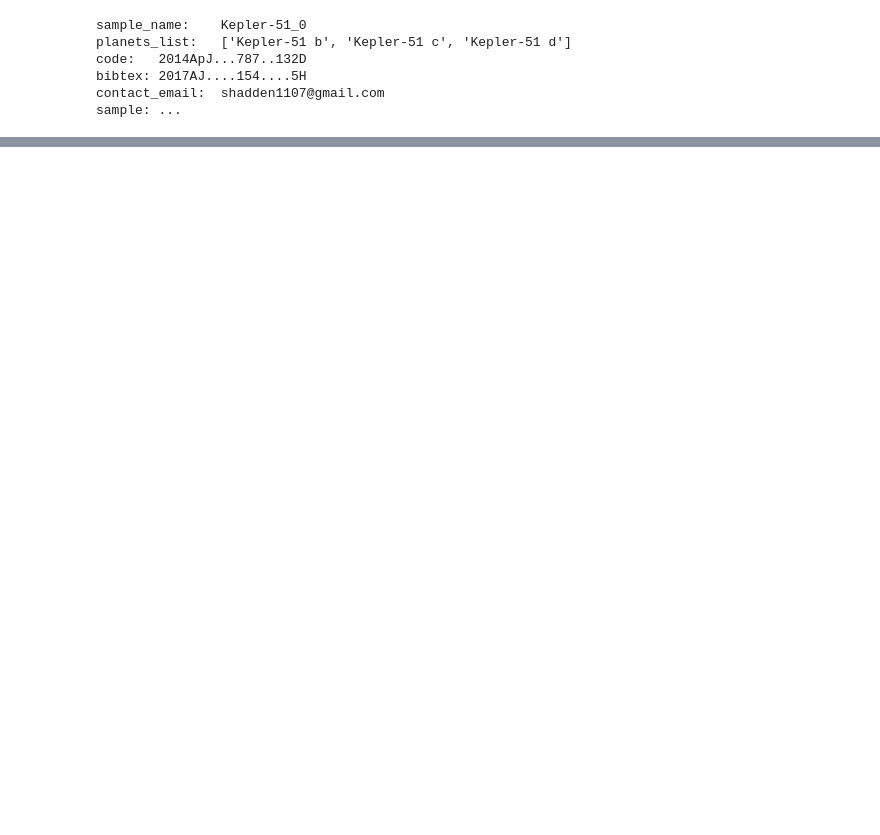
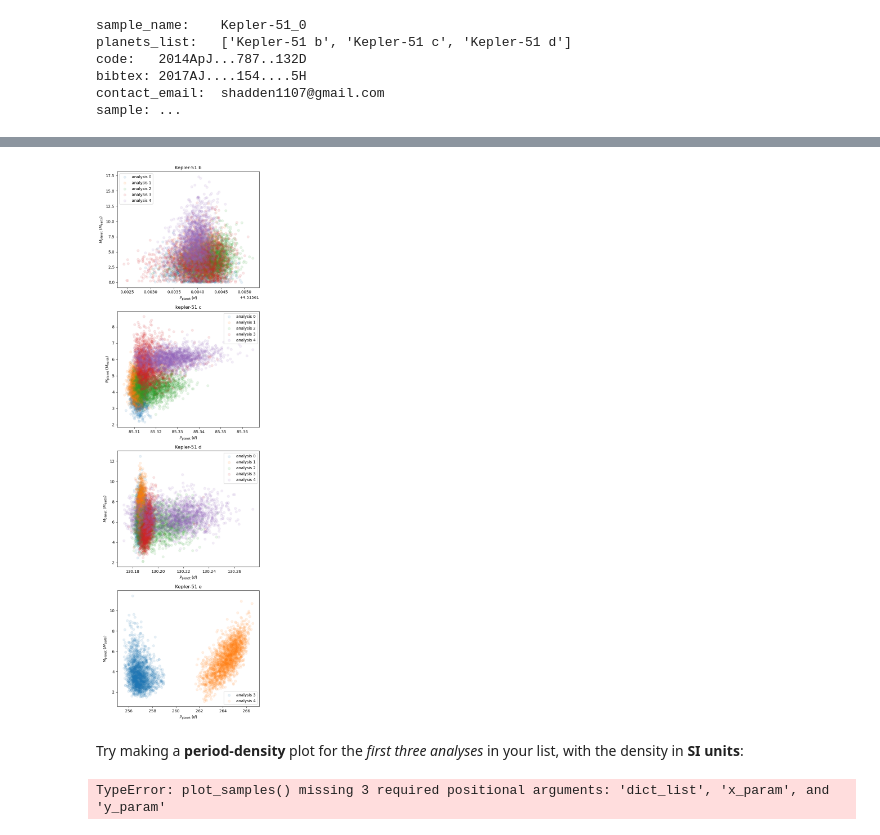
Before and after one commit to adleleu/resonantstate, a Jupyter notebook: nbs/notebook_observations.ipynb, the cells around one changed output, grey strips where cells are left out. Cells and saved outputs as stored; diff of their text form; code cells hidden in the pictures; blank space fills up the shorter version.

```diff
--- a/nbs/notebook_observations.ipynb
+++ b/nbs/notebook_observations.ipynb
@@ -121,0 +213,10 @@ sample: ...
+# %%
+plot_samples(df_list[:-1], x_param='period', y_param='mass', units='earth')
+# %% [output]
+[figure, added]
+# %% [markdown]
+Try making a **period-density** plot for the *first three analyses* in your list, with the density in **SI units**:
+# %%
+plot_samples()
+# %% [output]
+TypeError: plot_samples() missing 3 required positional arguments: 'dict_list', 'x_param', and 'y_param'
```
Also changed, not shown: parts of 37 cells of this notebook, 2 other files.
